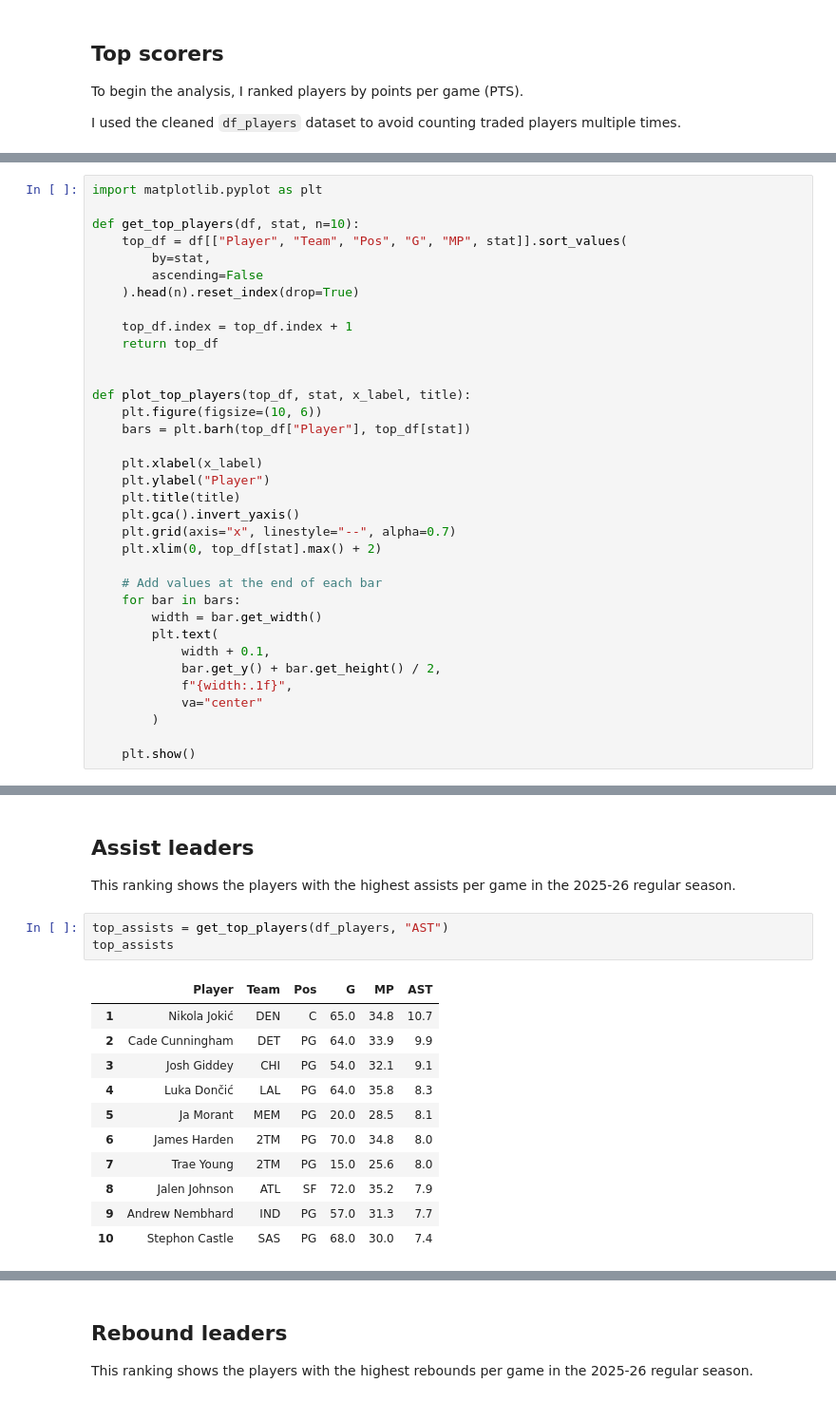
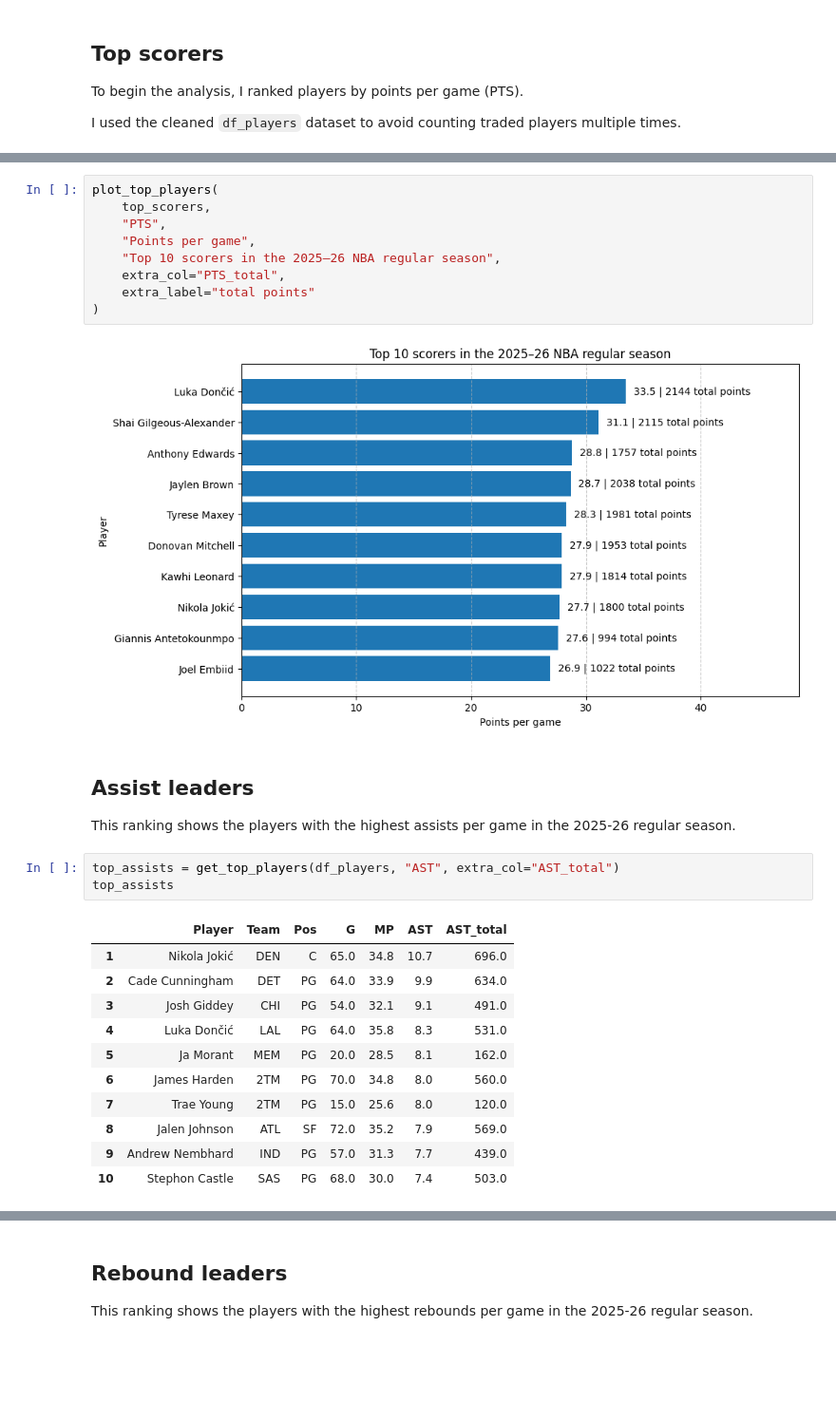
Before and after one commit to MaciejRR/NBA-Regular-Season-Analysis-2025-26, a Jupyter notebook: NBA_Regular_Season_Analysis_(2025_26).ipynb, the cells around one changed output, grey strips where cells are left out. Shown at 95% size. Saved outputs shown, nothing was run; the diff lists cells and outputs as text; blank space fills up the shorter version.

```diff
--- a/NBA_Regular_Season_Analysis_(2025_26).ipynb
+++ b/NBA_Regular_Season_Analysis_(2025_26).ipynb
@@ -175,35 +191,0 @@ To keep the notebook readable, I used a small helper function to generate rankin
-# %%
-import matplotlib.pyplot as plt
-
-def get_top_players(df, stat, n=10):
-    top_df = df[["Player", "Team", "Pos", "G", "MP", stat]].sort_values(
-        by=stat,
-        ascending=False
-    ).head(n).reset_index(drop=True)
-
-    top_df.index = top_df.index + 1
-    return top_df
-
-
-def plot_top_players(top_df, stat, x_label, title):
-    plt.figure(figsize=(10, 6))
-    bars = plt.barh(top_df["Player"], top_df[stat])
-
-    plt.xlabel(x_label)
-    plt.ylabel("Player")
-    plt.title(title)
-    plt.gca().invert_yaxis()
-    plt.grid(axis="x", linestyle="--", alpha=0.7)
-    plt.xlim(0, top_df[stat].max() + 2)
-
-    # Add values at the end of each bar
-    for bar in bars:
-        width = bar.get_width()
-        plt.text(
-            width + 0.1,
-            bar.get_y() + bar.get_height() / 2,
-            f"{width:.1f}",
-            va="center"
-        )
-
-    plt.show()
@@ -210,22 +207,33 @@ def plot_top_players(top_df, stat, x_label, title):
+# %%
+plot_top_players(
+    top_scorers,
+    "PTS",
+    "Points per game",
+    "Top 10 scorers in the 2025–26 NBA regular season",
+    extra_col="PTS_total",
+    extra_label="total points"
+)
+# %% [output]
+[figure, added]
 # %% [markdown]
 ## Assist leaders
 
 This ranking shows the players with the highest assists per game in the 2025-26 regular season.
 # %%
-top_assists = get_top_players(df_players, "AST")
+top_assists = get_top_players(df_players, "AST", extra_col="AST_total")
 top_assists
 # %% [output]
-|  | Player | Team | Pos | G | MP | AST |
-| 1 | Nikola Jokić | DEN | C | 65.0 | 34.8 | 10.7 |
-| 2 | Cade Cunningham | DET | PG | 64.0 | 33.9 | 9.9 |
-| 3 | Josh Giddey | CHI | PG | 54.0 | 32.1 | 9.1 |
-| 4 | Luka Dončić | LAL | PG | 64.0 | 35.8 | 8.3 |
-| 5 | Ja Morant | MEM | PG | 20.0 | 28.5 | 8.1 |
-| 6 | James Harden | 2TM | PG | 70.0 | 34.8 | 8.0 |
-| 7 | Trae Young | 2TM | PG | 15.0 | 25.6 | 8.0 |
-| 8 | Jalen Johnson | ATL | SF | 72.0 | 35.2 | 7.9 |
-| 9 | Andrew Nembhard | IND | PG | 57.0 | 31.3 | 7.7 |
-| 10 | Stephon Castle | SAS | PG | 68.0 | 30.0 | 7.4 |
+|  | Player | Team | Pos | G | MP | AST | AST_total |
+| 1 | Nikola Jokić | DEN | C | 65.0 | 34.8 | 10.7 | 696.0 |
+| 2 | Cade Cunningham | DET | PG | 64.0 | 33.9 | 9.9 | 634.0 |
+| 3 | Josh Giddey | CHI | PG | 54.0 | 32.1 | 9.1 | 491.0 |
+| 4 | Luka Dončić | LAL | PG | 64.0 | 35.8 | 8.3 | 531.0 |
+| 5 | Ja Morant | MEM | PG | 20.0 | 28.5 | 8.1 | 162.0 |
+| 6 | James Harden | 2TM | PG | 70.0 | 34.8 | 8.0 | 560.0 |
+| 7 | Trae Young | 2TM | PG | 15.0 | 25.6 | 8.0 | 120.0 |
+| 8 | Jalen Johnson | ATL | SF | 72.0 | 35.2 | 7.9 | 569.0 |
+| 9 | Andrew Nembhard | IND | PG | 57.0 | 31.3 | 7.7 | 439.0 |
+| 10 | Stephon Castle | SAS | PG | 68.0 | 30.0 | 7.4 | 503.0 |
 # %%
 plot_top_players(
     top_assists,
```
Also changed, not shown: parts of 27 cells of this notebook.
